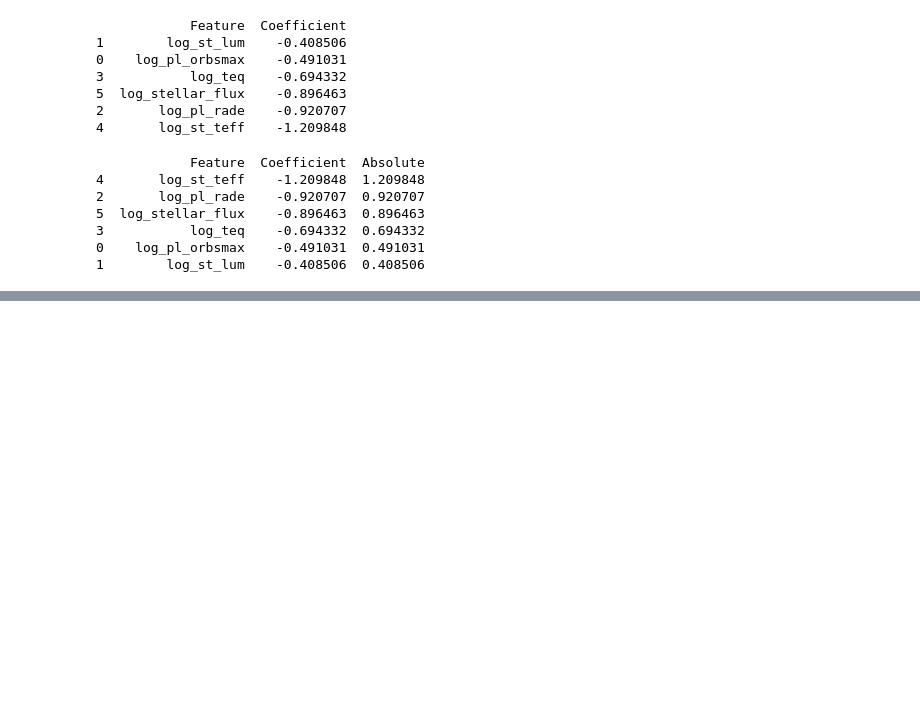
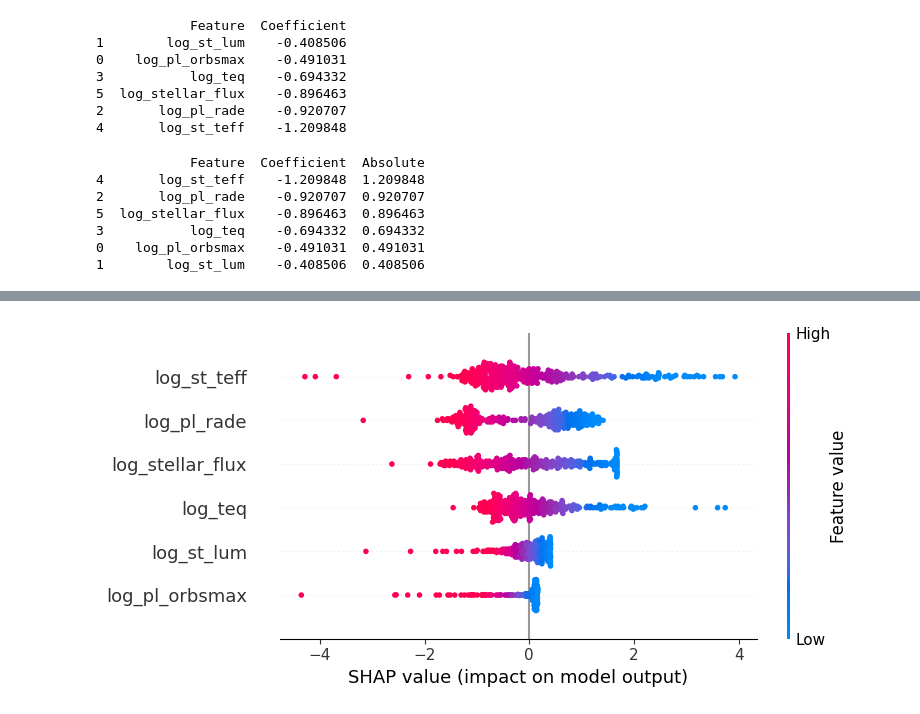
Before and after one commit to Samyukthaa-GR/exoplanet-habitability-project, a Jupyter notebook: notebooks/09_model_tuning_and_explainability.ipynb, the cells around one changed output, grey strips where cells are left out. Drawn from its saved outputs; the diff is of its cells as text; code cells hidden in the pictures; blank space fills up the shorter version.

Commit message:
add shap global and local explainability analysis for habitability model

```diff
--- a/notebooks/09_model_tuning_and_explainability.ipynb
+++ b/notebooks/09_model_tuning_and_explainability.ipynb
@@ -208,0 +244,11 @@ print(feature_importance)
+# %%
+explainer = shap.Explainer(
+    tuned_model.named_steps['model'],
+    X_train
+)
+# %%
+shap_values = explainer(X_test)
+# %%
+shap.summary_plot(shap_values, X_test)
+# %% [output]
+[figure, added]
```
Also changed, not shown: parts of 5 cells of this notebook.
